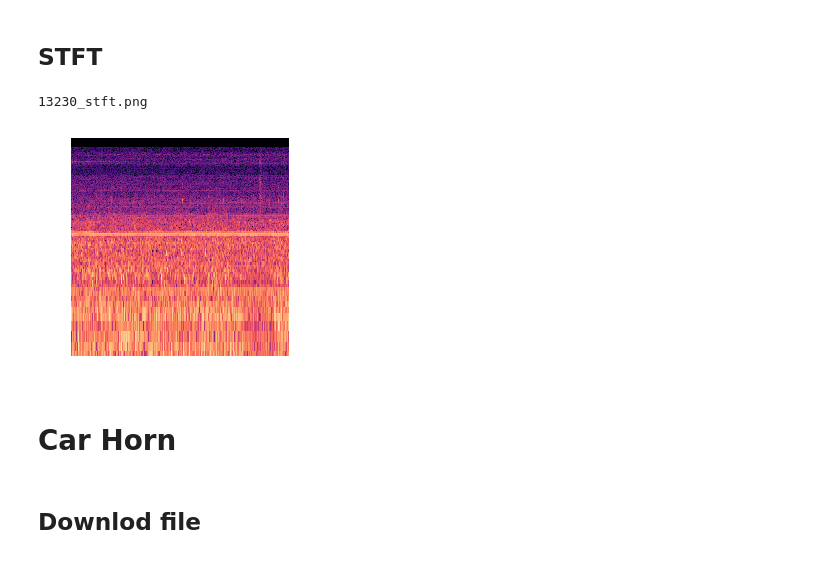
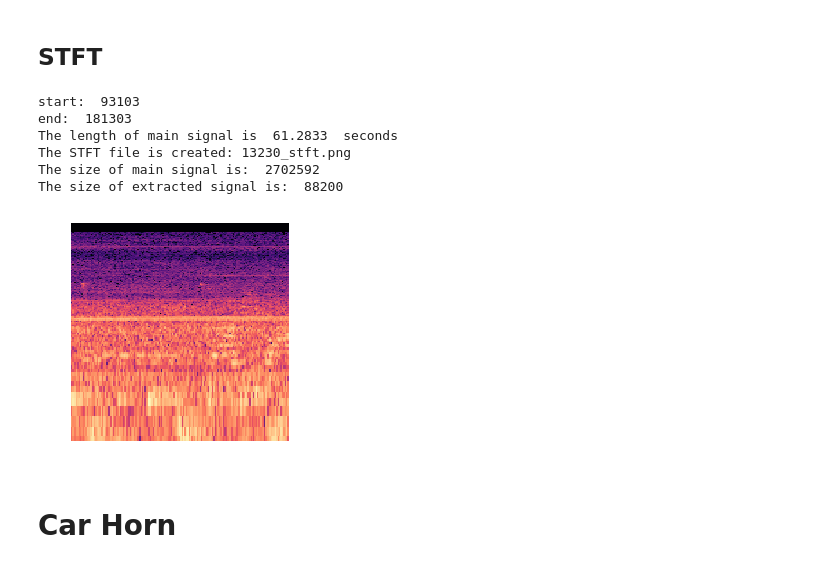
Before and after one commit to SMAHAM/Scene-Recognization, a Jupyter notebook: scene_reorganization.ipynb, the cells around one changed output. Drawn from its saved outputs; the diff is of its cells as text; code cells hidden in the pictures.

```diff
--- a/scene_reorganization.ipynb
+++ b/scene_reorganization.ipynb
@@ -115,3 +327,32 @@ area = (50, 50, 306, 306)
+# %%
+def make_stft(filename,file_ext,path='./',start=-1,end=-1,fig_size =5,sr=44100,hop_length=512,window_size = 1024):
+  fig = plt.Figure(figsize=(fig_size,fig_size))
+  canvas = FigureCanvas(fig)
+  ax = fig.add_subplot(111)
+  ax.axis('off')
+  sig, rate = librosa.load(path+filename+file_ext, sr=sr)
+  start,end = start_end(sig,start,end)
+  y=sig[start:end]
+  window = np.hanning(window_size)
+  stft  = librosa.core.spectrum.stft(y=y, n_fft=window_size, hop_length=hop_length, window=window)
+  out = 2 * np.abs(stft) / np.sum(window)
+
+  stft = librosa.display.specshow(librosa.amplitude_to_db(out, ref=np.max), ax=ax, y_axis='log', x_axis='time')
+  img_name = filename+'_stft.png'
+  fig.savefig(path+img_name)
+  img = Image.open(path+img_name)
+  rate = int(fig_size/5)
+  left = rate*50
+  right = left + 256 * rate
+  crop_area = (left, left, right, right)
+  cropped_img = img.crop(crop_area)
+  plt.axis('off')
+  imgplot = plt.imshow(cropped_img)
+  cropped_img.save(path+img_name)
+  print('The length of main signal is ',round(len(sig)/sr,4),' seconds')
+  print('The STFT file is created: '+img_name)
+  print('The size of main signal is: ',len(sig))
+  print('The size of extracted signal is: ',len(y))
 # %% [markdown]
 # Air Conditioner
 # %% [markdown]
@@ -124,26 +370,14 @@ make_mfcc('13230','.mp3')
 # %% [markdown]
 ## STFT
-# %%
-y = sig[:100000] # shorten audio a bit for speed
-
-window = np.hanning(window_size)
-stft  = librosa.core.spectrum.stft(y=sig, n_fft=window_size, hop_length=hop_length, window=window)
-out = 2 * np.abs(stft) / np.sum(window)
-
-p = librosa.display.specshow(librosa.amplitude_to_db(out, ref=np.max), ax=ax, y_axis='log', x_axis='time')
-img_name = filename+'_stft.png'
-print(img_name)
-fig.savefig(img_name)
-
-img = Image.open(img_name)
-cropped_img = img.crop(area)
-plt.axis('off')
-imgplot = plt.imshow(cropped_img)
-cropped_img.save(img_name)
-# %% [output]
-13230_stft.png
-[figure, removed]
+# %%
+make_stft('13230','.mp3', fig_size = 5, start=2.1112, end=4.1112, path='/content/')
+# %% [output]
+start:  93103
+end:  181303
+The length of main signal is  61.2833  seconds
+The STFT file is created: 13230_stft.png
+The size of main signal is:  2702592
+The size of extracted signal is:  88200
+[figure, added]
 # %% [markdown]
 # Car Horn
-# %% [markdown]
-## Downlod file
```
Also changed, not shown: parts of 28 cells of this notebook.
